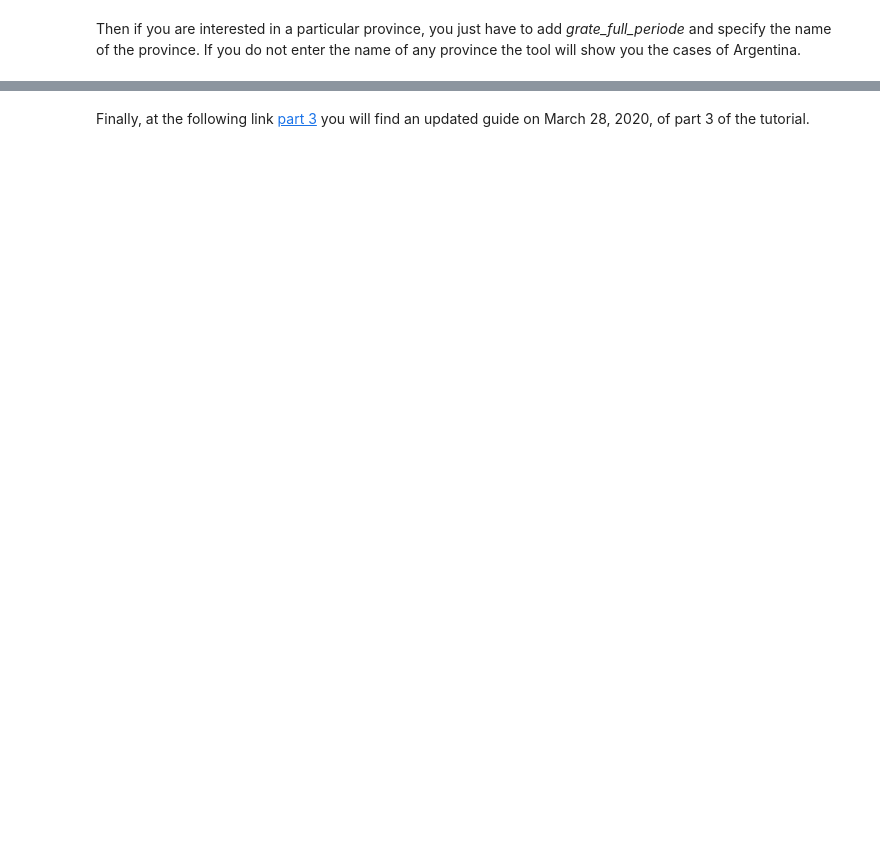
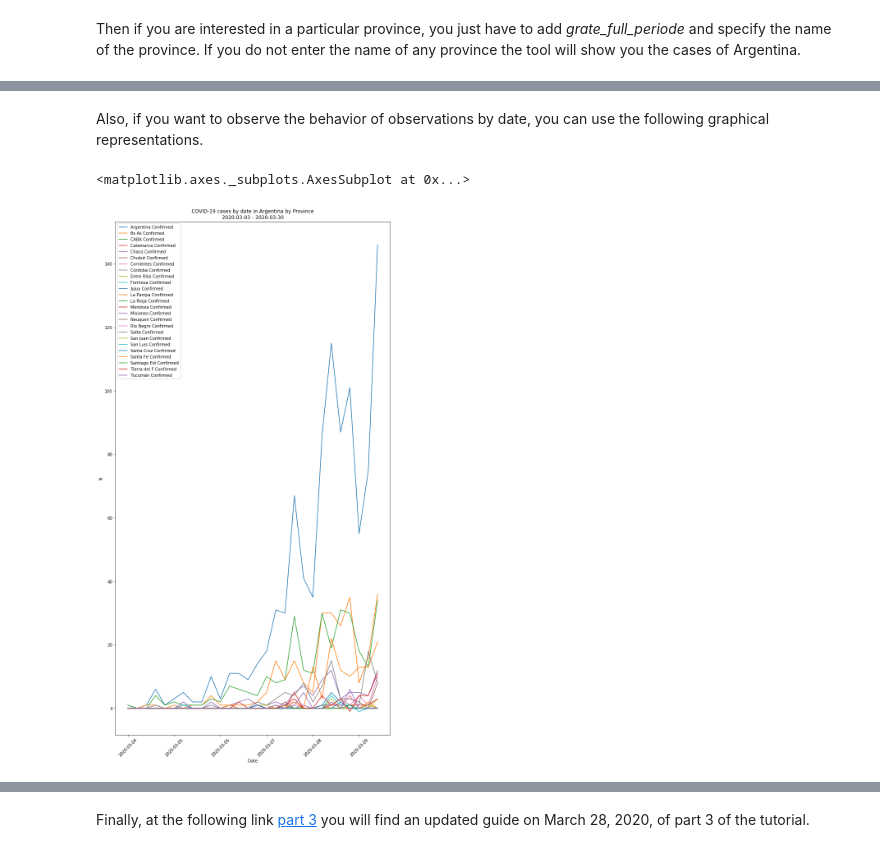
Before and after one commit to oscarvogel/libs, a Jupyter notebook: docs/source/tutorial/parte3.ipynb, the cells around one changed output, grey strips where cells are left out. Cells and saved outputs as stored; diff of their text form; code cells hidden in the pictures; blank space fills up the shorter version.

```diff
--- a/docs/source/tutorial/parte3.ipynb
+++ b/docs/source/tutorial/parte3.ipynb
@@ -34,0 +35,7 @@ ax = cases.plot.grate_full_period('Bs As', confirmed=True, active=True, recovere
+# %% [markdown]
+Also, if you want to observe the behavior of observations by date, you can use the following graphical representations.
+# %%
+cases.plot.time_serie_all()
+# %% [output]
+<matplotlib.axes._subplots.AxesSubplot at 0x...>
+[figure, added]
```
Also changed, not shown: parts of 5 cells of this notebook, 4 other files.
